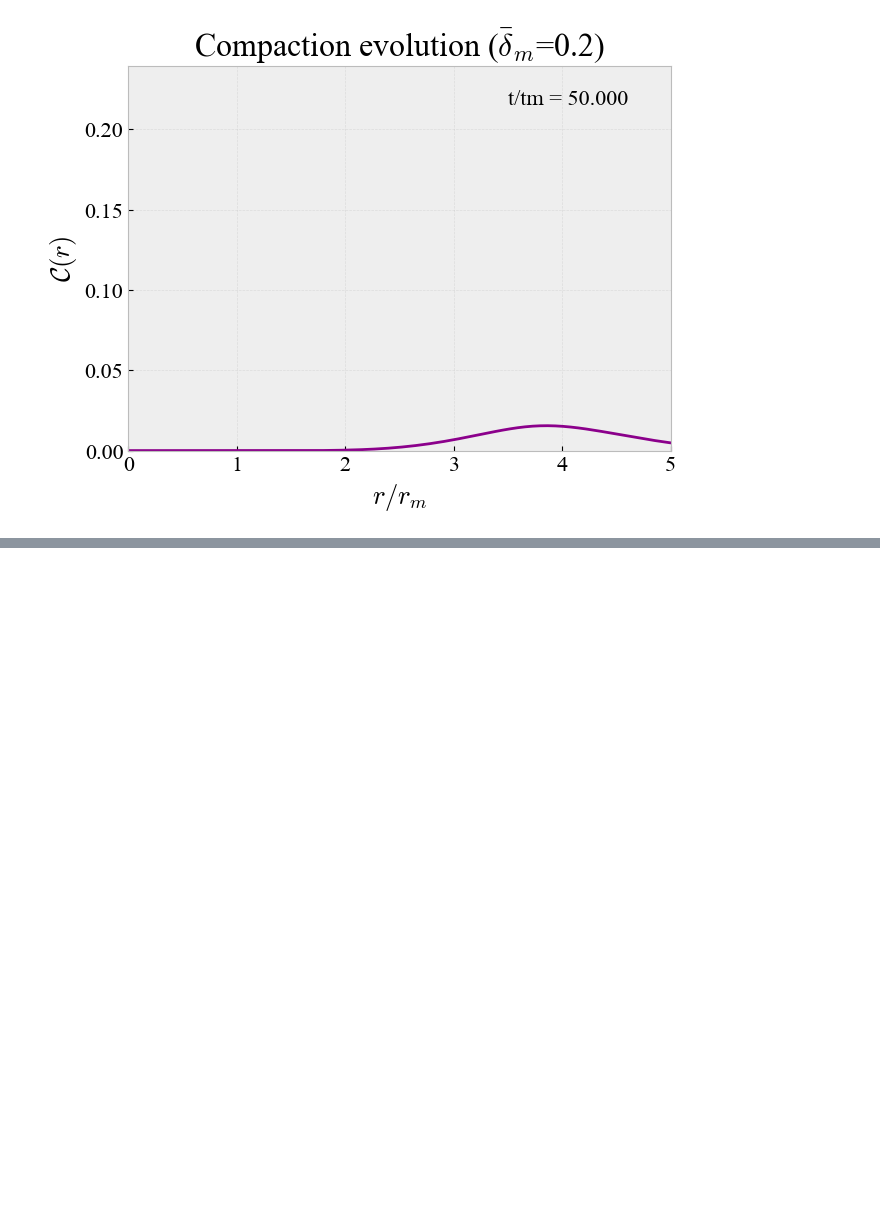
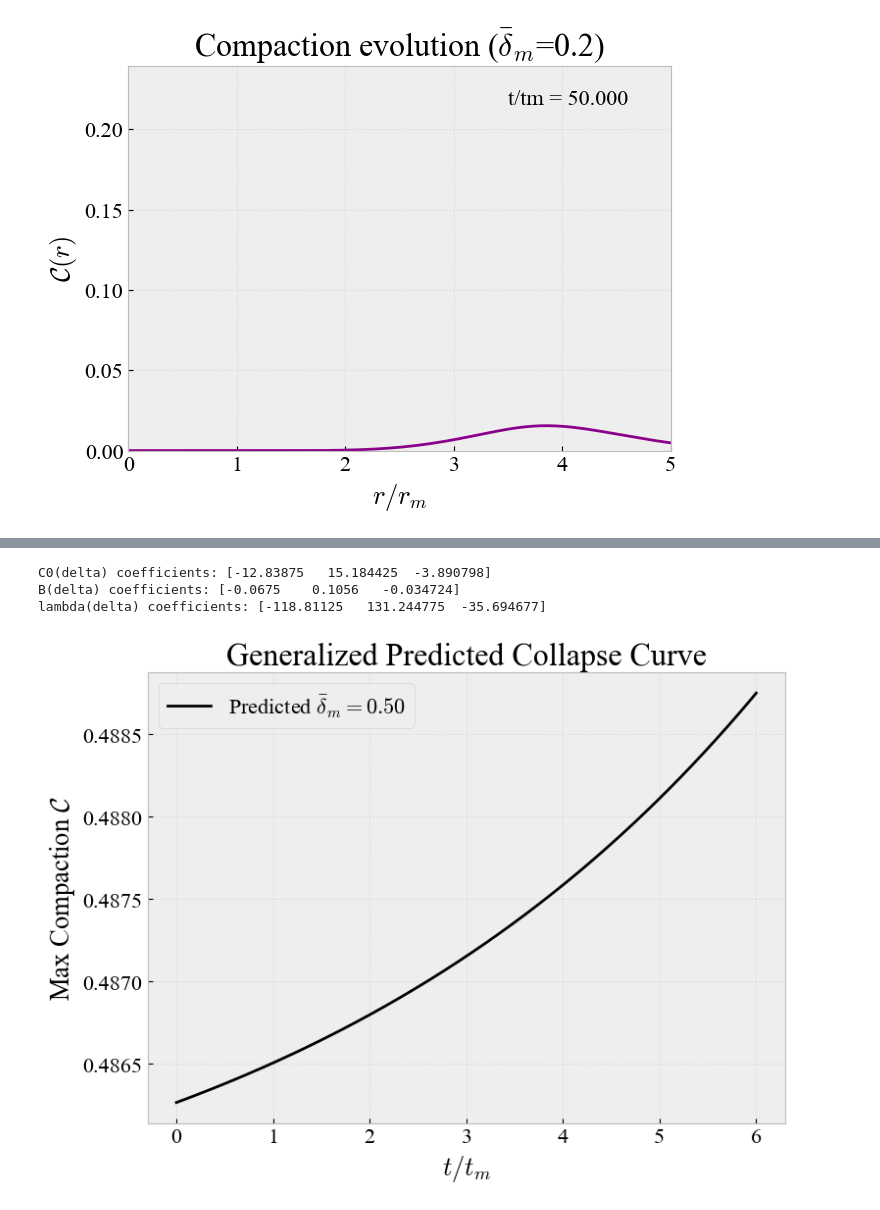
Before and after one commit to meganhmartinez/PBHCapstone, a Jupyter notebook: OriginalCode/Notebook_Simulation.ipynb, the cells around one changed output, grey strips where cells are left out. Saved outputs shown, nothing was run; the diff lists cells and outputs as text; code cells hidden in the pictures; blank space fills up the shorter version.

Commit message:
generalised function for peaks

```diff
--- a/OriginalCode/Notebook_Simulation.ipynb
+++ b/OriginalCode/Notebook_Simulation.ipynb
@@ -1874,0 +3268,61 @@ Saved compaction3sub.mp4 (10 s)
+# %%
+import numpy as np
+import matplotlib.pyplot as plt
+
+plt.rcParams.update({'font.size': 16})
+plt.rcParams["font.family"] = "Times New Roman"
+plt.style.use('bmh')
+
+#test delta data
+delta_data = np.array([0.50, 0.52, 0.54])
+
+C0_data = np.array([0.491727, 0.533505, 0.565012])
+B_data  = np.array([0.001201, 0.001936, 0.002617])
+lam_data = np.array([0.224898, 0.426044, 0.532141])
+
+#fit parameter in delta, exact for 3 points, but gives a formula for any delta in the range,
+# AI was used to determine the best fitting method and to implement it, but the actual fitting was done by hand and verified graphically
+coef_C0  = np.polyfit(delta_data, C0_data, 2)
+coef_B   = np.polyfit(delta_data, B_data, 2)
+coef_lam = np.polyfit(delta_data, lam_data, 2)
+
+def C0_of_delta(delta):
+    return np.polyval(coef_C0, delta)
+
+def B_of_delta(delta):
+    return np.polyval(coef_B, delta)
+
+def lam_of_delta(delta):
+    return np.polyval(coef_lam, delta)
+
+#to generalise the formula for any delta, we can use the fitted parameters to predict C0, B and lambda, and then use those in the original formula
+def C_model(t, delta):
+    C0 = C0_of_delta(delta)
+    B = B_of_delta(delta)
+    lam = lam_of_delta(delta)
+    return C0 + B * (np.exp(lam * t) - 1.0)
+
+#print the fitted coefficients for reference
+print("C0(delta) coefficients:", coef_C0)
+print("B(delta) coefficients:", coef_B)
+print("lambda(delta) coefficients:", coef_lam)
+
+#an example of using the model to predict the compaction curve for a new delta value
+delta_new = 0.4977
+t = np.linspace(0, 6, 300)
+C_pred = C_model(t, delta_new)
+
+plt.figure(figsize=(8, 6))
+plt.plot(t, C_pred, color='black', lw=2, label=rf"Predicted $\bar{{\delta}}_m={delta_new:.2f}$")
+plt.xlabel(r"$t/t_m$")
+plt.ylabel(r"Max Compaction $\mathcal{C}$")
+plt.title("Generalized Predicted Collapse Curve")
+plt.legend()
+plt.grid(True, alpha=0.3)
+plt.tight_layout()
+plt.show()
+# %% [output]
+C0(delta) coefficients: [-12.83875   15.184425  -3.890798]
+B(delta) coefficients: [-0.0675    0.1056   -0.034724]
+lambda(delta) coefficients: [-118.81125   131.244775  -35.694677]
+[figure, added]
```
Also changed, not shown: parts of 5 cells of this notebook, 6 other files.
